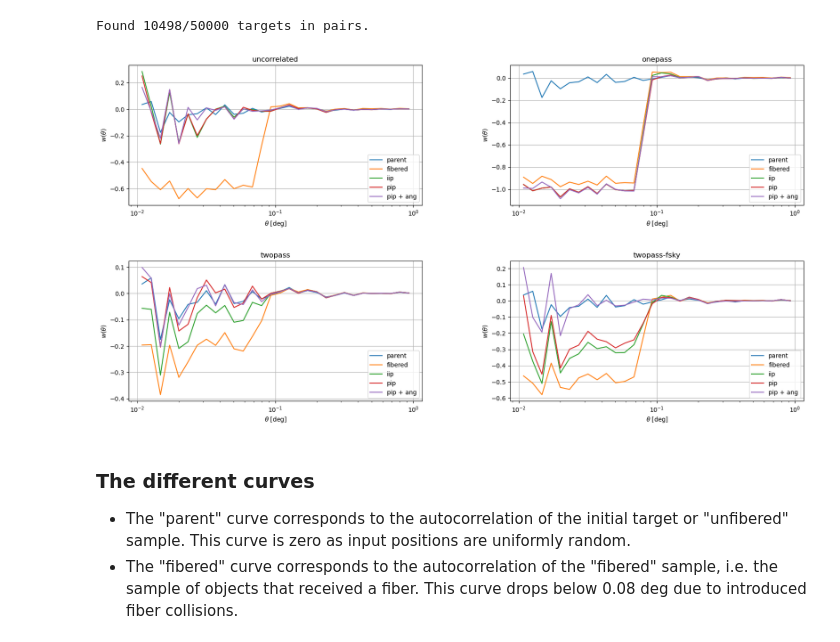
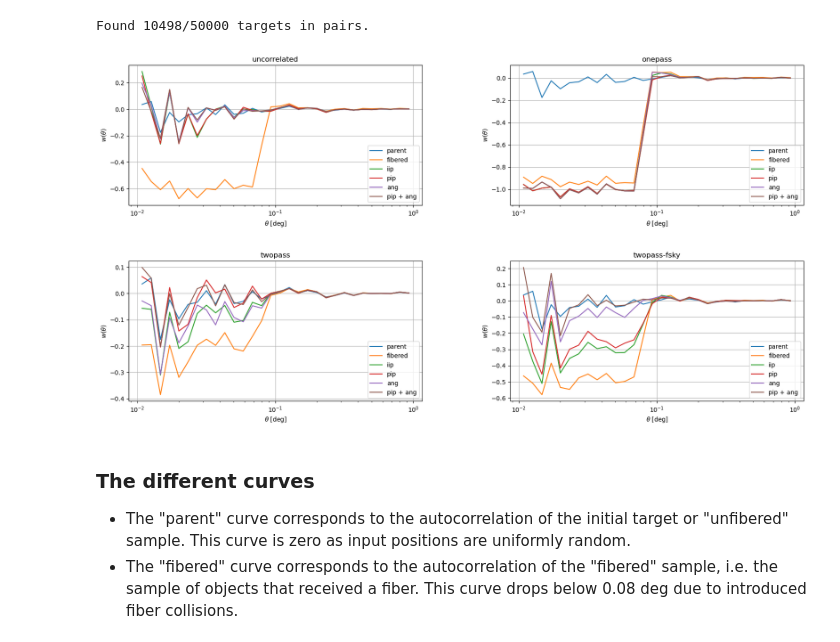
Before and after one commit to cosmodesi/pycorr, a Jupyter notebook: nb/pip_examples.ipynb, the cells around one changed output. Saved outputs shown, nothing was run; the diff lists cells and outputs as text; code cells hidden in the pictures.

Commit message:
adding example with angular upweights only

```diff
--- a/nb/pip_examples.ipynb
+++ b/nb/pip_examples.ipynb
@@ -198,6 +198,11 @@ def run_case(case, mode, edges, nthreads=4):
                                            randoms_positions1=parent_positions, randoms_weights1=parent_weights,
                                            randoms_positions2=randoms_positions, randoms_weights2=randoms_weights,
                                            estimator='weight', engine='corrfunc', position_type='xyz', compute_sepsavg=False, nthreads=nthreads)
+    # angular upweights D1D2_twopoint_weights and D1R2_twopoint_weights
+    result_ang = TwoPointCorrelationFunction(mode, edges, data_positions1=positions, data_weights1=wiip*weights[0],
+                                                randoms_positions1=randoms_positions, randoms_weights1=randoms_weights,
+                                                D1D2_twopoint_weights=wangD1D2, D1R2_twopoint_weights=wangD1R2,
+                                                engine='corrfunc', position_type='xyz', compute_sepsavg=False, nthreads=nthreads)
 
     # PIP weights + angular upweights D1D2_twopoint_weights and D1R2_twopoint_weights
     result_pipang = TwoPointCorrelationFunction(mode, edges, data_positions1=positions, data_weights1=bitwise_weights + weights,
@@ -205,36 +210,37 @@ def run_case(case, mode, edges, nthreads=4):
                                                 D1D2_twopoint_weights=wangD1D2, D1R2_twopoint_weights=wangD1R2,
                                                 engine='corrfunc', position_type='xyz', compute_sepsavg=False, nthreads=nthreads)
 
-    return result_parent, result_fibered, result_iip, result_pip, result_pipang
+    return result_parent, result_fibered, result_iip, result_pip, result_ang, result_pipang
 # %%
 # Look at the angular correlation function
 mode = 'theta'
 edges = np.logspace(-2, 0, 31)
 
 fig, lax = plt.subplots(ncols=2, nrows=2, sharex=False, sharey=False, figsize=(20, 10))
 fig.subplots_adjust(hspace=0.4, wspace=0.3)
 lax = lax.flatten()
 
 # Deactivate logging as it is a bit wordy
 setup_logging('warning')
 for ax, name in zip(lax, cases):
 
-    result_parent, result_fibered, result_iip, result_pip, result_pipang = run_case(cases[name], mode, edges)
+    result_parent, result_fibered, result_iip, result_pip, result_ang, result_pipang = run_case(cases[name], mode, edges)
     ax.set_title(name)
     ax.plot(result_parent.sep, result_parent.corr, label='parent')
     ax.plot(result_fibered.sep, result_fibered.corr, label='fibered')
     ax.plot(result_iip.sep, result_iip.corr, label='iip')
     ax.plot(result_pip.sep, result_pip.corr, label='pip')
+    ax.plot(result_ang.sep, result_ang.corr, label='ang')
     ax.plot(result_pipang.sep, result_pipang.corr, label='pip + ang')
     ax.set_xscale('log')
     ax.set_xlabel(r'$\theta$ [deg]')
     ax.set_ylabel(r'$w(\theta)$')
     ax.grid(True)
     ax.legend()
 
 plt.show()
 # %% [output]
-[figure, old version]
+[figure, new version]
 # %% [markdown]
 ### The different curves
 - The "parent" curve corresponds to the autocorrelation of the initial target or "unfibered" sample. This curve is zero as input positions are uniformly random.
```
Also changed, not shown: parts of 1 cell of this notebook, 51 other files.
